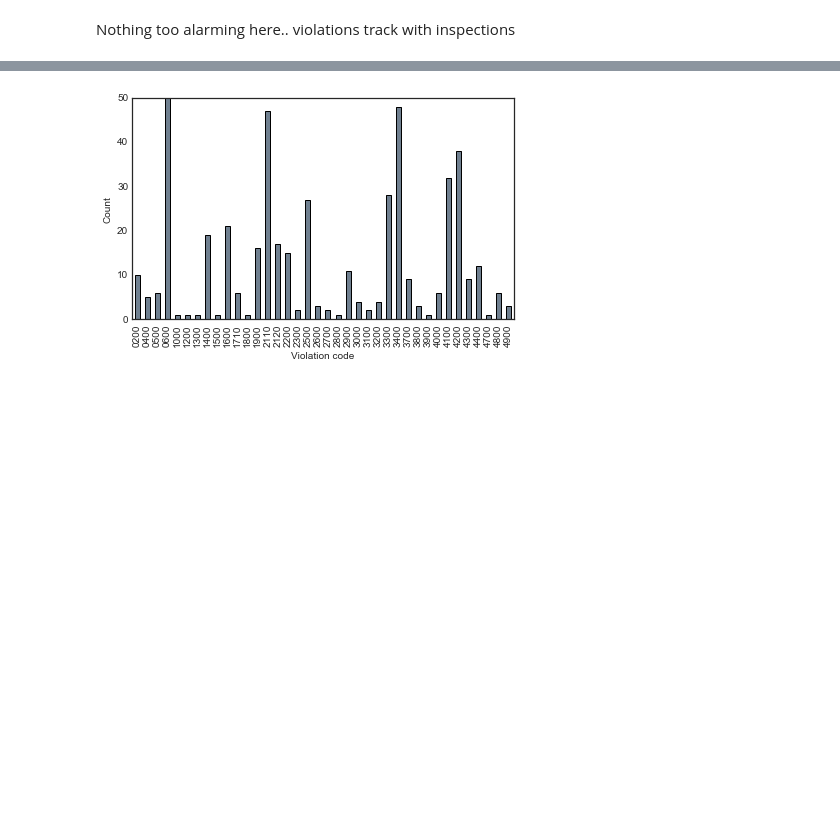
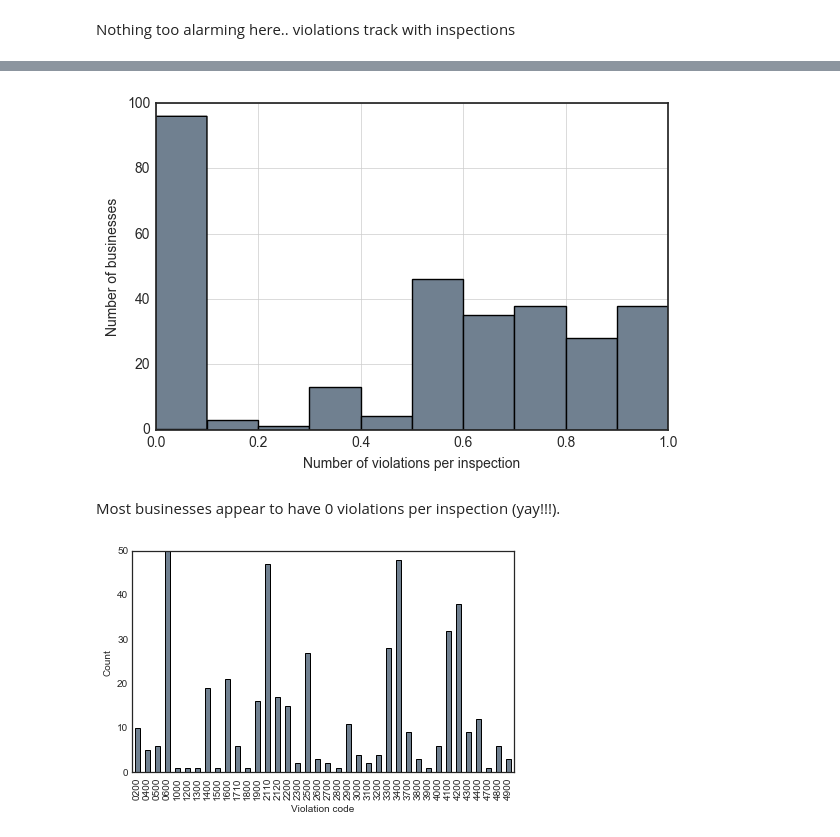
Before and after one commit to hbergen/restaurant-inspections, a Jupyter notebook: Exploring the XML.ipynb, the cells around one changed output, grey strips where cells are left out. Saved outputs shown, nothing was run; the diff lists cells and outputs as text; code cells hidden in the pictures; blank space fills up the shorter version.

```diff
--- a/Exploring the XML.ipynb
+++ b/Exploring the XML.ipynb
@@ -413,3 +472,15 @@ plt.tight_layout()
+# %%
+# what is the distribution of the number of violations per inspection per business?
+groupby = df.groupby('name')[['inspection_score','violation_points']].count().reset_index()
+groupby['violations_per_inspection'] = groupby['violation_points'] / groupby['inspection_score']
+groupby['violations_per_inspection'].sort_values(ascending=False).hist(color='slategray')
+plt.xlabel('Number of violations per inspection')
+plt.ylabel('Number of businesses')
+plt.tight_layout()
+# %% [output]
+[figure, added]
+# %% [markdown]
+Most businesses appear to have 0 violations per inspection (yay!!!).
 # %%
 df.groupby('violation_code')['violation_code'].count().plot(kind="bar", color='slategray')
 plt.xlabel('Violation code')
```
Also changed, not shown: parts of 29 cells of this notebook, 1 other file.
